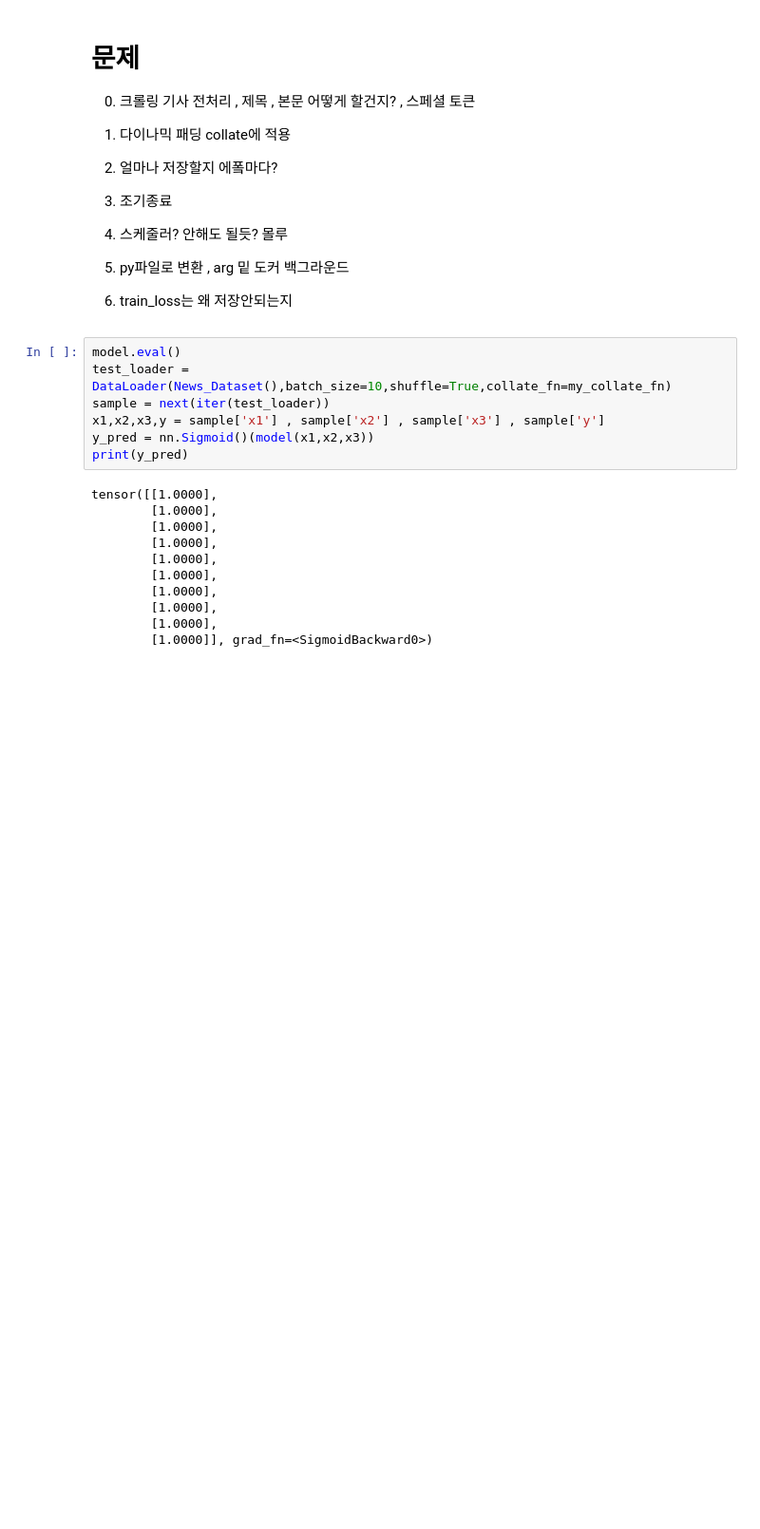
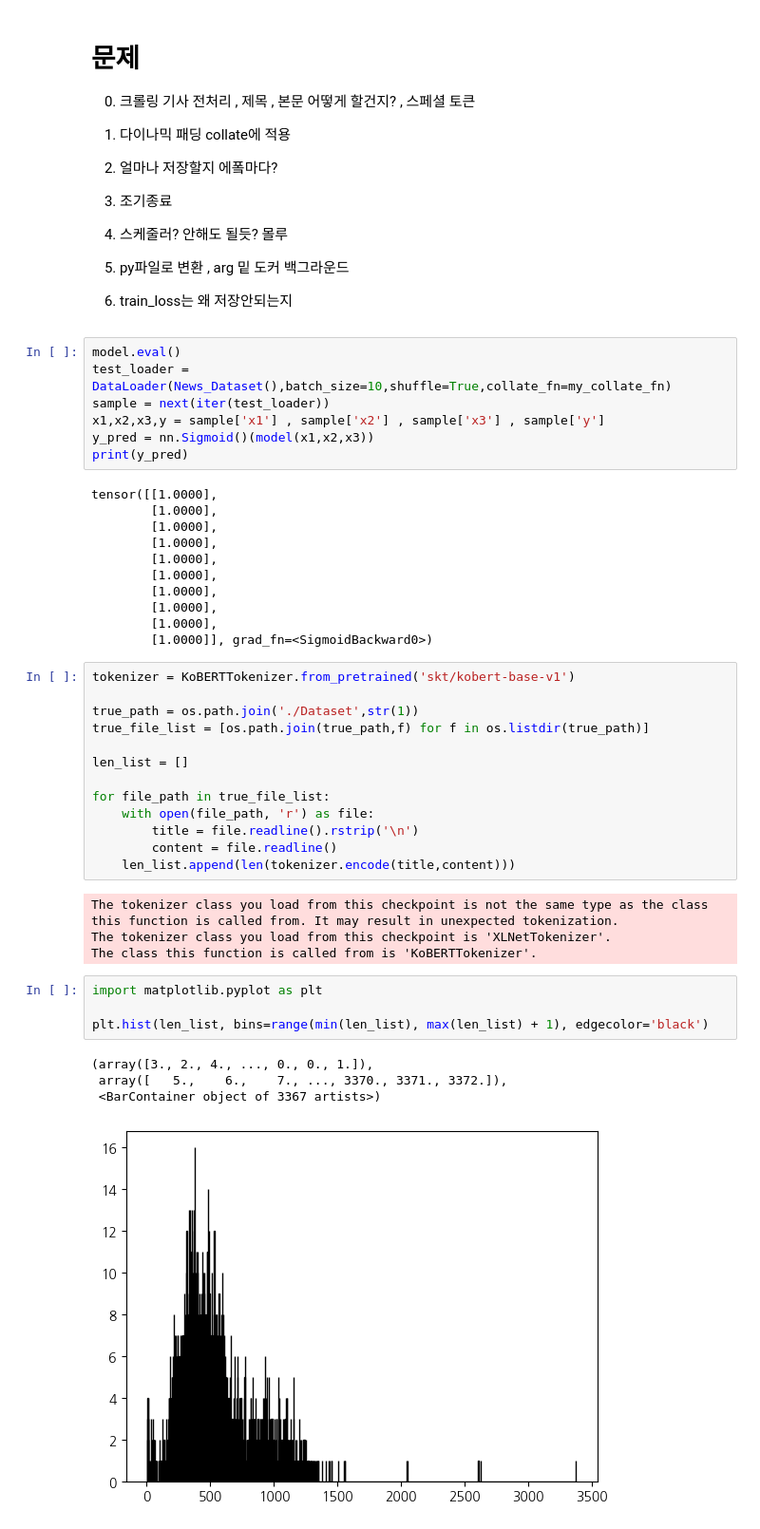
Before and after one commit to mindang/Bigkinds_news_competition, a Jupyter notebook: kobert_lightning.ipynb, the cells around one changed output. Shown at 95% size. Cells and saved outputs as stored; diff of their text form; blank space fills up the shorter version.

```diff
--- a/kobert_lightning.ipynb
+++ b/kobert_lightning.ipynb
@@ -203,3 +205,29 @@ tensor([[1.0000],
         [1.0000],
         [1.0000],
         [1.0000]], grad_fn=<SigmoidBackward0>)
+# %%
+tokenizer = KoBERTTokenizer.from_pretrained('skt/kobert-base-v1')
+
+true_path = os.path.join('./Dataset',str(1))
+true_file_list = [os.path.join(true_path,f) for f in os.listdir(true_path)]
+
+len_list = []
+
+for file_path in true_file_list:
+    with open(file_path, 'r') as file:
+        title = file.readline().rstrip('\n')
+        content = file.readline()
+    len_list.append(len(tokenizer.encode(title,content)))
+# %% [output]
+The tokenizer class you load from this checkpoint is not the same type as the class this function is called from. It may result in unexpected tokenization.
+The tokenizer class you load from this checkpoint is 'XLNetTokenizer'.
+The class this function is called from is 'KoBERTTokenizer'.
+# %%
+import matplotlib.pyplot as plt
+
+plt.hist(len_list, bins=range(min(len_list), max(len_list) + 1), edgecolor='black')
+# %% [output]
+(array([3., 2., 4., ..., 0., 0., 1.]),
+ array([   5.,    6.,    7., ..., 3370., 3371., 3372.]),
+ <BarContainer object of 3367 artists>)
+[figure, added]
```
Also changed, not shown: parts of 6 cells of this notebook, 2 other files.
